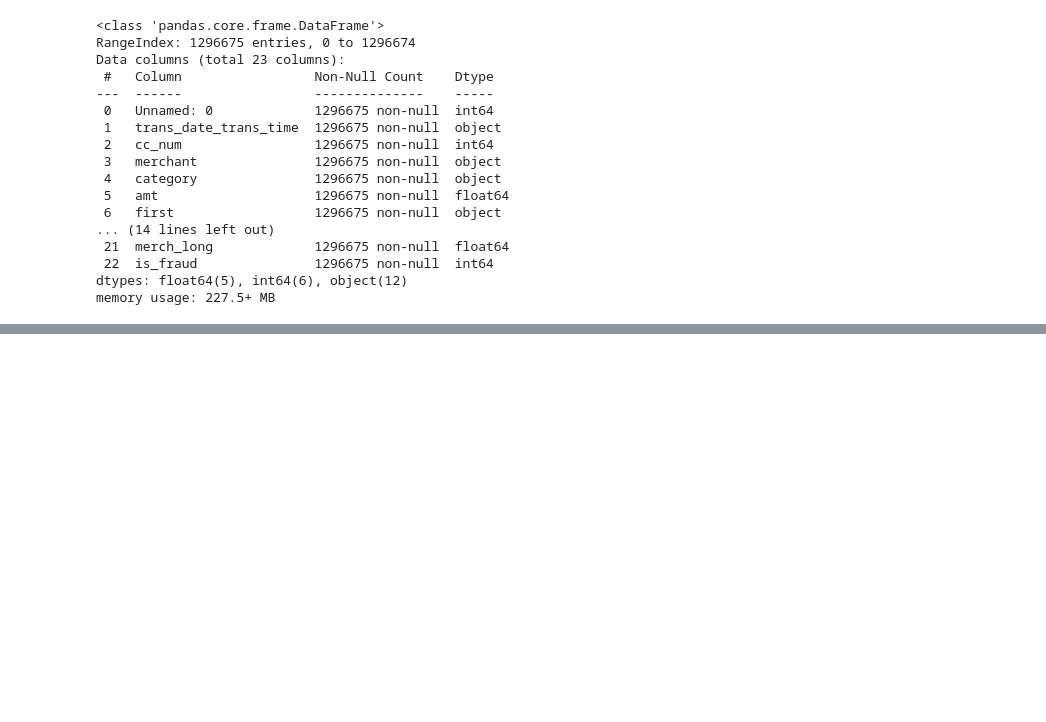
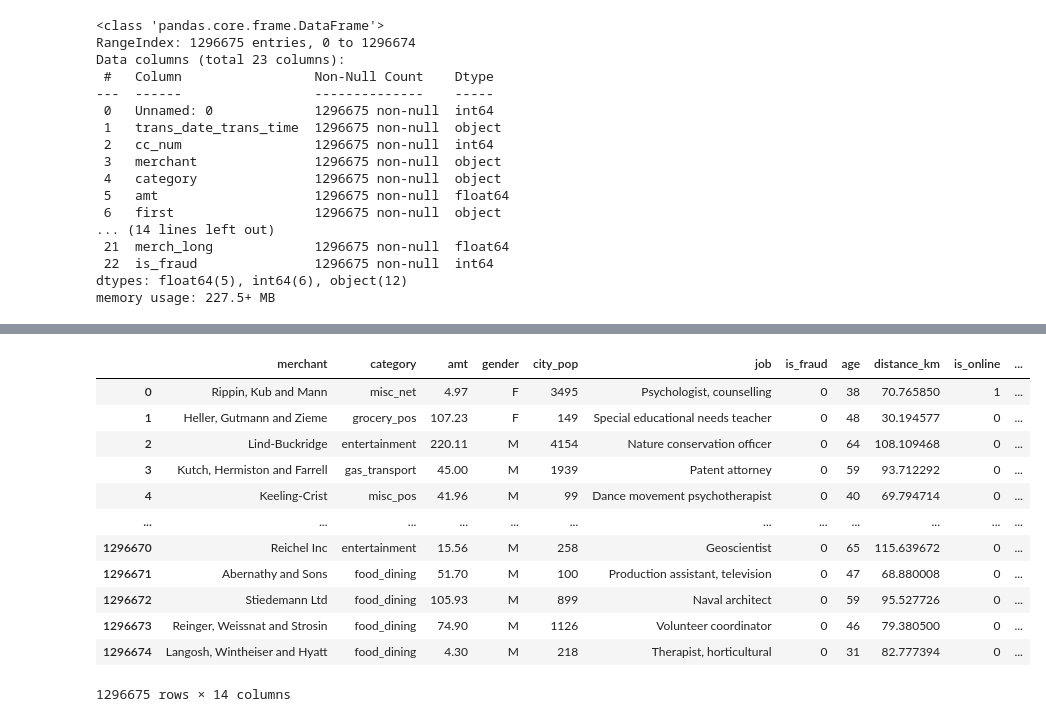
Before and after one commit to ruslancabbarov/End-to-End-DataScience-Project, a Jupyter notebook: Credit_Risk_Fraud_Detection.ipynb, the cells around one changed output, grey strips where cells are left out. Cells and saved outputs as stored; diff of their text form; code cells hidden in the pictures; blank space fills up the shorter version.

```diff
--- a/Credit_Risk_Fraud_Detection.ipynb
+++ b/Credit_Risk_Fraud_Detection.ipynb
@@ -47,0 +126,4 @@ df_train.head()
+# %%
+df_train['is_online']=df_train['category'].apply(
+    lambda x: 1 if 'net' in x or 'online' in x else 0
+)
@@ -47,0 +139,9 @@ df_train.head()
+# %%
+df_train['trans_date_trans_time']=pd.to_datetime(df_train['trans_date_trans_time'])
+df_train['trans_hour']=df_train['trans_date_trans_time'].dt.hour
+df_train['trans_day']=df_train['trans_date_trans_time'].dt.dayofweek
+df_train['trans_month']=df_train['trans_date_trans_time'].dt.month
+df_train['merchant'] = df_train['merchant'].str.replace('fraud_', '')
+# %%
+df_train['is_night']=df_train['trans_hour'].apply(lambda x: 1 if x<=6 else 0)
+# Transactions occurring between 00:00 and 06:00 are often considered anomalous as they fall outside typical consumer behavior. I created the is_night binary feature to highlight these high-risk hours, allowing the model to more easily capture time-based fraudulent patterns
@@ -47,0 +168,19 @@ df_train.head()
+# %%
+dropping_colms2=['trans_date_trans_time','lat','long','merch_lat','merch_long']
+df_train.drop(columns=dropping_colms2,axis=1,inplace=True)
+# %%
+df_train
+# %% [output]
+|  | merchant | category | amt | gender | city_pop | job | is_fraud | age | distance_km | is_online | ... |
+| 0 | Rippin, Kub and Mann | misc_net | 4.97 | F | 3495 | Psychologist, counselling | 0 | 38 | 70.765850 | 1 | ... |
+| 1 | Heller, Gutmann and Zieme | grocery_pos | 107.23 | F | 149 | Special educational needs teacher | 0 | 48 | 30.194577 | 0 | ... |
+| 2 | Lind-Buckridge | entertainment | 220.11 | M | 4154 | Nature conservation officer | 0 | 64 | 108.109468 | 0 | ... |
+| 3 | Kutch, Hermiston and Farrell | gas_transport | 45.00 | M | 1939 | Patent attorney | 0 | 59 | 93.712292 | 0 | ... |
+| 4 | Keeling-Crist | misc_pos | 41.96 | M | 99 | Dance movement psychotherapist | 0 | 40 | 69.794714 | 0 | ... |
+| ... | ... | ... | ... | ... | ... | ... | ... | ... | ... | ... | ... |
+| 1296670 | Reichel Inc | entertainment | 15.56 | M | 258 | Geoscientist | 0 | 65 | 115.639672 | 0 | ... |
+| 1296671 | Abernathy and Sons | food_dining | 51.70 | M | 100 | Production assistant, television | 0 | 47 | 68.880008 | 0 | ... |
+| 1296672 | Stiedemann Ltd | food_dining | 105.93 | M | 899 | Naval architect | 0 | 59 | 95.527726 | 0 | ... |
+| 1296673 | Reinger, Weissnat and Strosin | food_dining | 74.90 | M | 1126 | Volunteer coordinator | 0 | 46 | 79.380500 | 0 | ... |
+| 1296674 | Langosh, Wintheiser and Hyatt | food_dining | 4.30 | M | 218 | Therapist, horticultural | 0 | 31 | 82.777394 | 0 | ... |
+1296675 rows × 14 columns
```
Also changed, not shown: parts of 11 cells of this notebook.
